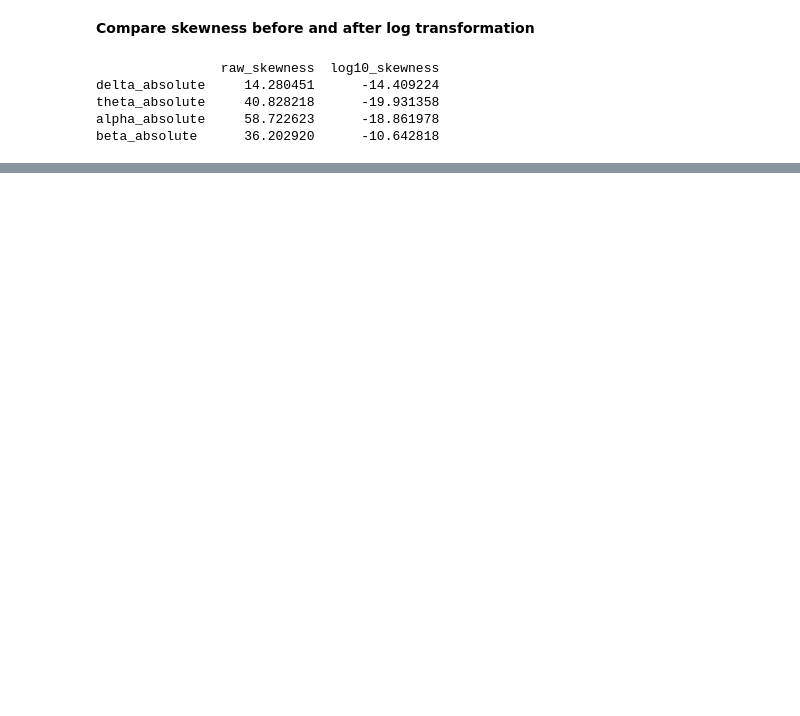
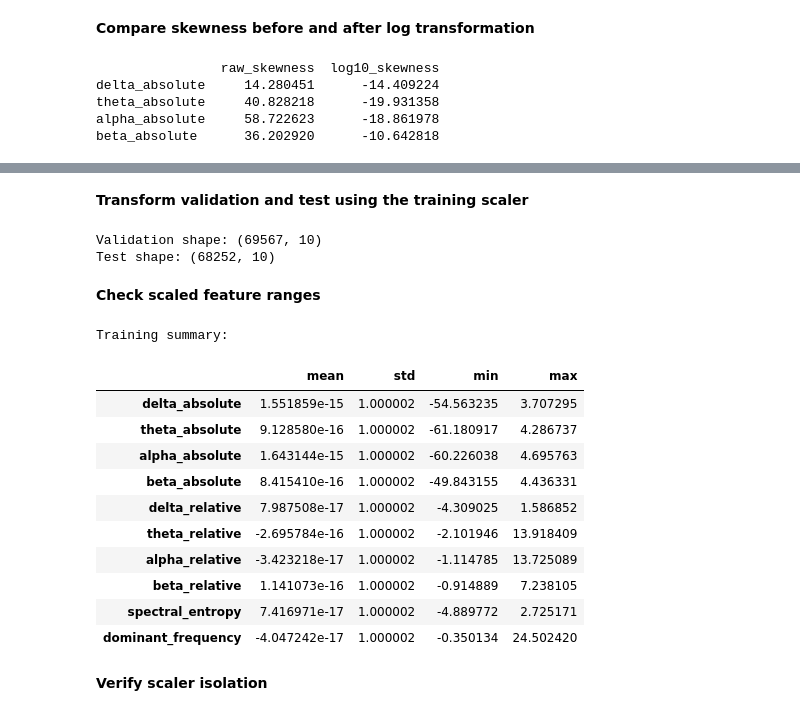
Before and after one commit to ThePral/Sleep-Stage-Prediction, a Jupyter notebook: notebooks/02_dataset_quality_check.ipynb, the cells around one changed output, grey strips where cells are left out. Drawn from its saved outputs; the diff is of its cells as text; code cells hidden in the pictures; blank space fills up the shorter version.

Commit message:
added normalization module, and updated the dataset quality check notebook

```diff
--- a/notebooks/02_dataset_quality_check.ipynb
+++ b/notebooks/02_dataset_quality_check.ipynb
@@ -1151,0 +1231,66 @@ beta_absolute      36.202920      -10.642818
+# %% [markdown]
+**Transform validation and test using the training scaler**
+# %%
+X_val_scaled = (
+    feature_scaler.transform(
+        val_df
+    )
+)
+
+X_test_scaled = (
+    feature_scaler.transform(
+        test_df
+    )
+)
+
+print(
+    "Validation shape:",
+    X_val_scaled.shape
+)
+
+print(
+    "Test shape:",
+    X_test_scaled.shape
+)
+# %% [output]
+Validation shape: (69567, 10)
+Test shape: (68252, 10)
+# %% [markdown]
+**Check scaled feature ranges**
+# %%
+scaled_train_df = pd.DataFrame(
+    X_train_scaled,
+    columns=ALL_FEATURES,
+)
+
+scaled_val_df = pd.DataFrame(
+    X_val_scaled,
+    columns=ALL_FEATURES,
+)
+
+scaled_test_df = pd.DataFrame(
+    X_test_scaled,
+    columns=ALL_FEATURES,
+)
+
+print("Training summary:")
+display(
+    scaled_train_df.describe().T[
+        ["mean", "std", "min", "max"]
+    ]
+)
+# %% [output]
+Training summary:
+|  | mean | std | min | max |
+| delta_absolute | 1.551859e-15 | 1.000002 | -54.563235 | 3.707295 |
+| theta_absolute | 9.128580e-16 | 1.000002 | -61.180917 | 4.286737 |
+| alpha_absolute | 1.643144e-15 | 1.000002 | -60.226038 | 4.695763 |
+| beta_absolute | 8.415410e-16 | 1.000002 | -49.843155 | 4.436331 |
+| delta_relative | 7.987508e-17 | 1.000002 | -4.309025 | 1.586852 |
+| theta_relative | -2.695784e-16 | 1.000002 | -2.101946 | 13.918409 |
+| alpha_relative | -3.423218e-17 | 1.000002 | -1.114785 | 13.725089 |
+| beta_relative | 1.141073e-16 | 1.000002 | -0.914889 | 7.238105 |
+| spectral_entropy | 7.416971e-17 | 1.000002 | -4.889772 | 2.725171 |
+| dominant_frequency | -4.047242e-17 | 1.000002 | -0.350134 | 24.502420 |
+# %% [markdown]
+**Verify scaler isolation**
```
Also changed, not shown: parts of 5 cells of this notebook, 1 other file.
